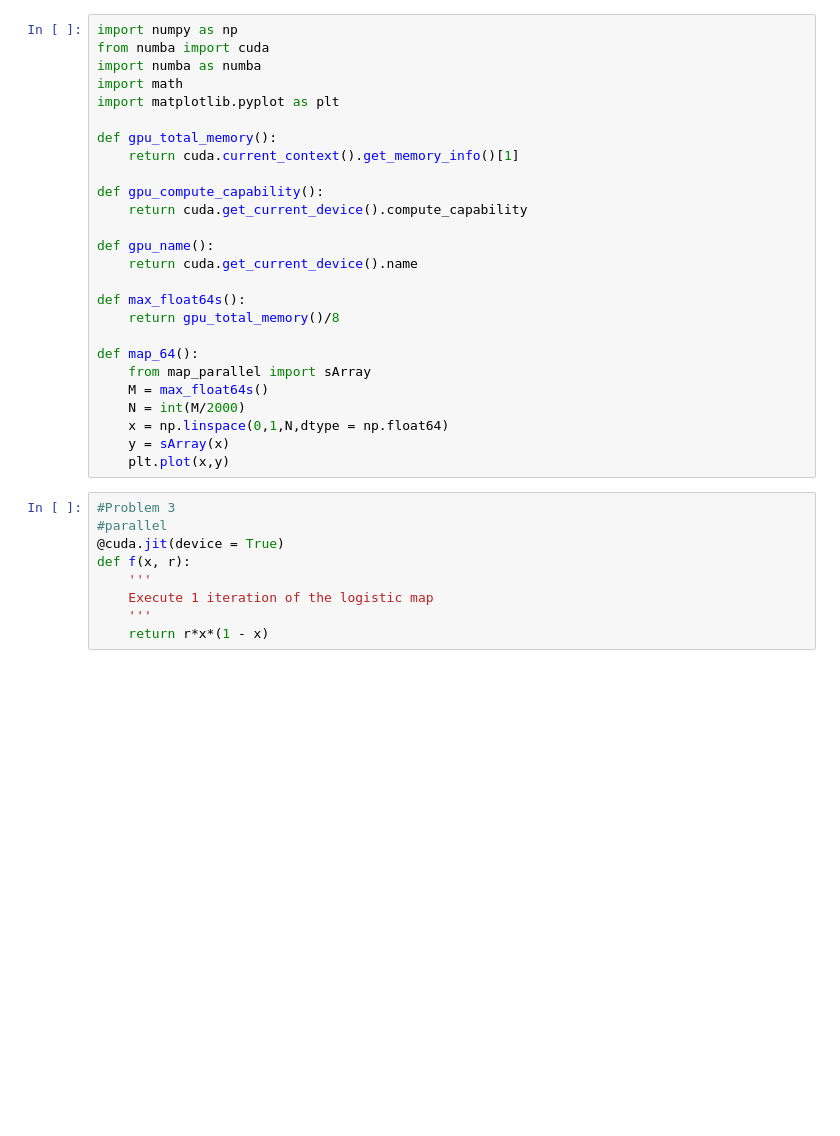
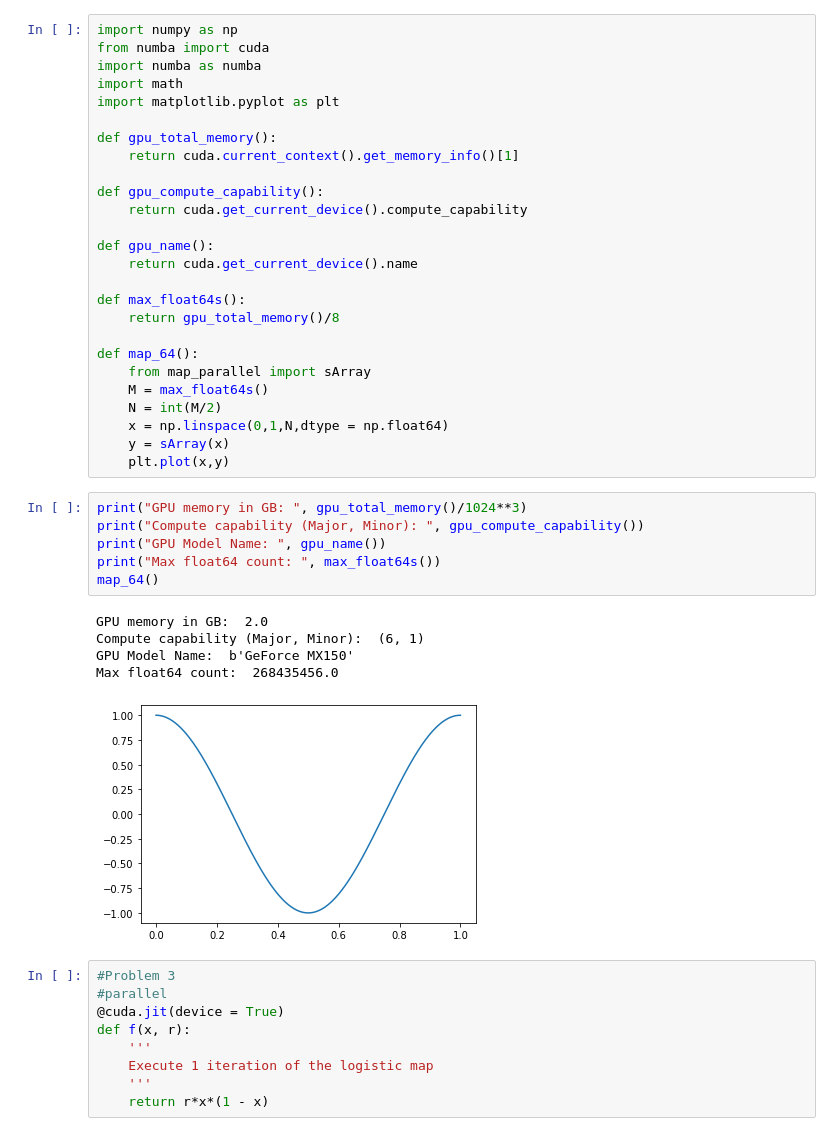
Before and after one commit to Jimmyliuone/2020-ME574-Parallel-Computation, a Jupyter notebook: me574 hw2.ipynb, the cells around one changed output. Saved outputs shown, nothing was run; the diff lists cells and outputs as text; blank space fills up the shorter version.

```diff
--- a/me574 hw2.ipynb
+++ b/me574 hw2.ipynb
@@ -20,10 +20,22 @@ def max_float64s():
 def map_64():
     from map_parallel import sArray
     M = max_float64s()
-    N = int(M/2000)
+    N = int(M/2)
     x = np.linspace(0,1,N,dtype = np.float64)
     y = sArray(x)
     plt.plot(x,y)
+# %%
+print("GPU memory in GB: ", gpu_total_memory()/1024**3)
+print("Compute capability (Major, Minor): ", gpu_compute_capability())
+print("GPU Model Name: ", gpu_name())
+print("Max float64 count: ", max_float64s())
+map_64()
+# %% [output]
+GPU memory in GB:  2.0
+Compute capability (Major, Minor):  (6, 1)
+GPU Model Name:  b'GeForce MX150'
+Max float64 count:  268435456.0
+[figure, added]
 # %%
 #Problem 3
 #parallel
```
Also changed, not shown: parts of 4 cells of this notebook.
